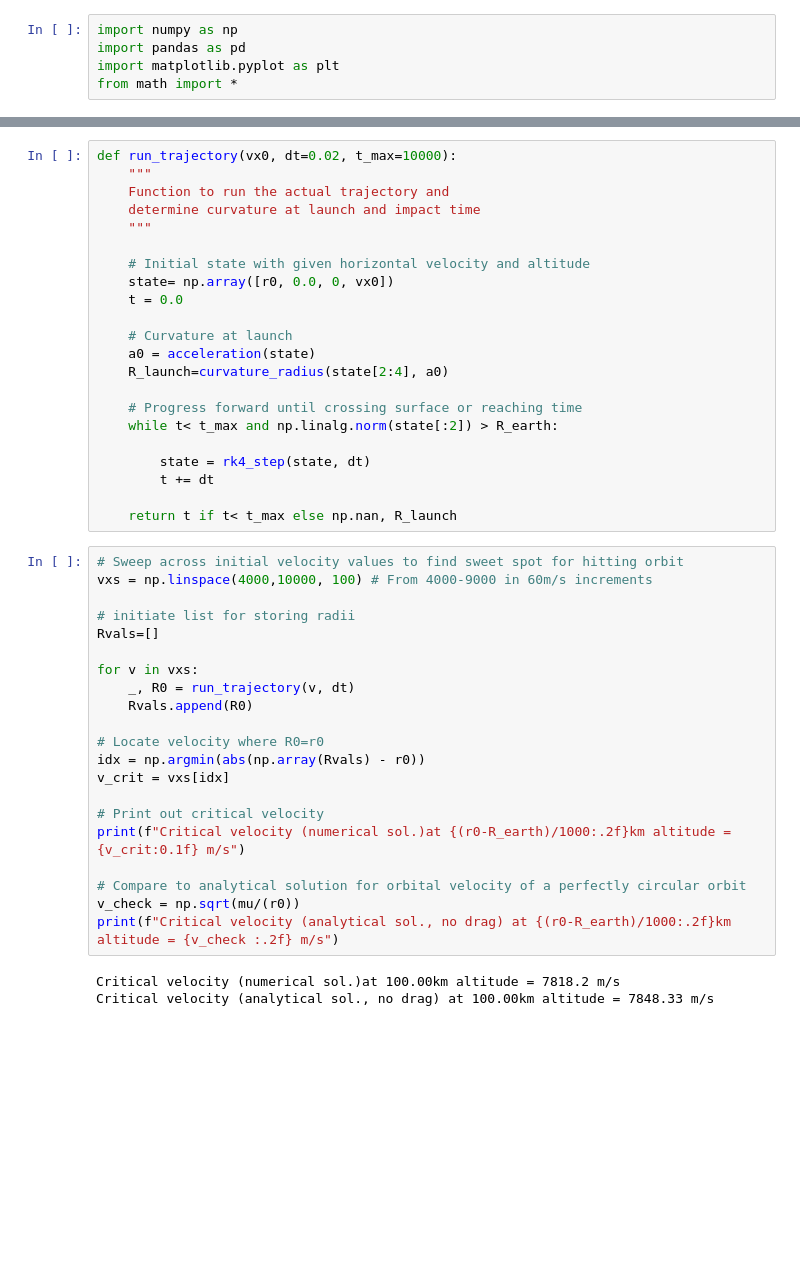
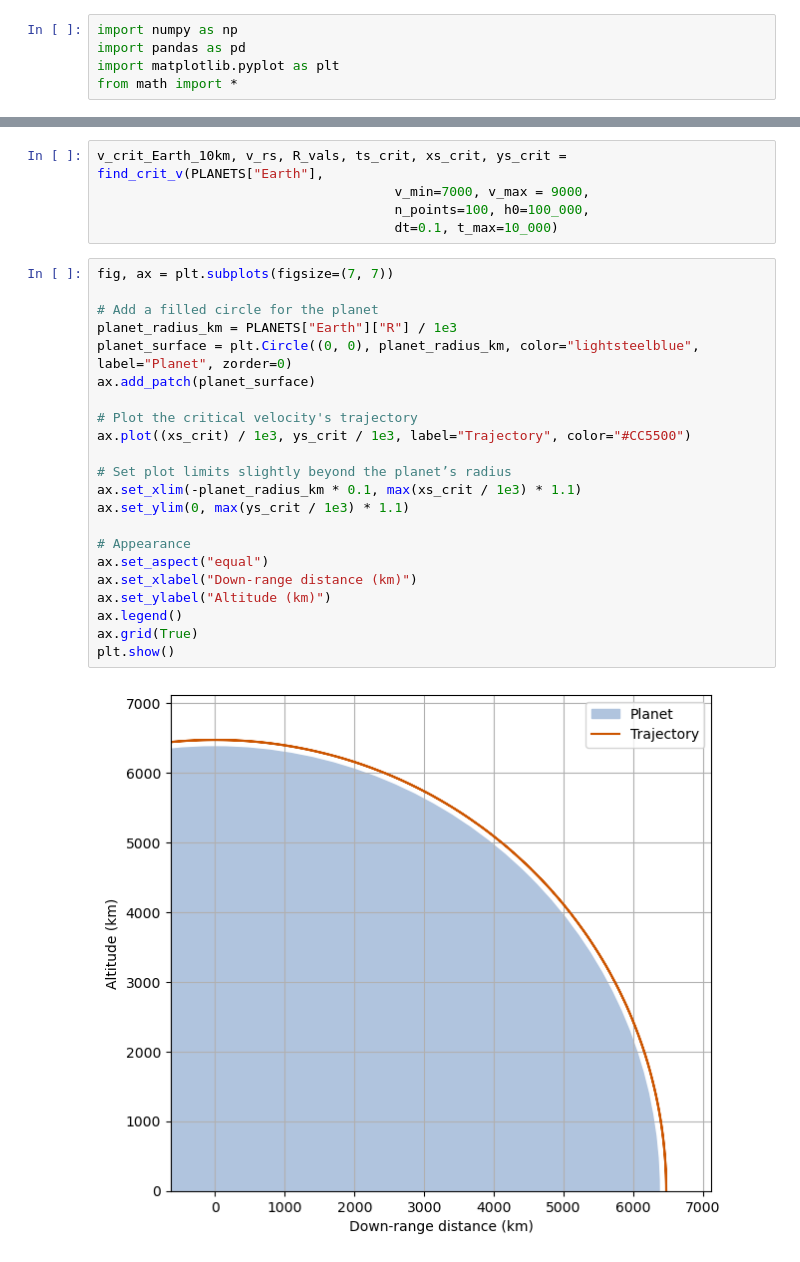
Before and after one commit to spmcadam/computational-physics, a Jupyter notebook: critical_velocity_RK4.ipynb, the cells around one changed output, grey strips where cells are left out. Cells and saved outputs as stored; diff of their text form; blank space fills up the shorter version.

Commit message:
refactor radii calc and add spec energy calc

```diff
--- a/critical_velocity_RK4.ipynb
+++ b/critical_velocity_RK4.ipynb
@@ -92,48 +180,31 @@ def rk4_step(state, dt):
-# %%
-def run_trajectory(vx0, dt=0.02, t_max=10000):
-    """
-    Function to run the actual trajectory and
-    determine curvature at launch and impact time
-    """
-
-    # Initial state with given horizontal velocity and altitude
-    state= np.array([r0, 0.0, 0, vx0])
-    t = 0.0
-
-    # Curvature at launch
-    a0 = acceleration(state)
-    R_launch=curvature_radius(state[2:4], a0)
-
-    # Progress forward until crossing surface or reaching time
-    while t< t_max and np.linalg.norm(state[:2]) > R_earth:
-
-        state = rk4_step(state, dt)
-        t += dt
-
-    return t if t< t_max else np.nan, R_launch
-# %%
-# Sweep across initial velocity values to find sweet spot for hitting orbit
-vxs = np.linspace(4000,10000, 100) # From 4000-9000 in 60m/s increments
-
-# initiate list for storing radii
-Rvals=[]
-
-for v in vxs:
-    _, R0 = run_trajectory(v, dt)
-    Rvals.append(R0)
-
-# Locate velocity where R0=r0
-idx = np.argmin(abs(np.array(Rvals) - r0))
-v_crit = vxs[idx]
-
-# Print out critical velocity
-print(f"Critical velocity (numerical sol.)at {(r0-R_earth)/1000:.2f}km altitude = {v_crit:0.1f} m/s")
-
-# Compare to analytical solution for orbital velocity of a perfectly circular orbit
-v_check = np.sqrt(mu/(r0))
-print(f"Critical velocity (analytical sol., no drag) at {(r0-R_earth)/1000:.2f}km altitude = {v_check :.2f} m/s")
-# %% [output]
-Critical velocity (numerical sol.)at 100.00km altitude = 7818.2 m/s
-Critical velocity (analytical sol., no drag) at 100.00km altitude = 7848.33 m/s
+# %%
+v_crit_Earth_10km, v_rs, R_vals, ts_crit, xs_crit, ys_crit = find_crit_v(PLANETS["Earth"],
+                                      v_min=7000, v_max = 9000,
+                                      n_points=100, h0=100_000,
+                                      dt=0.1, t_max=10_000)
+# %%
+fig, ax = plt.subplots(figsize=(7, 7))
+
+# Add a filled circle for the planet
+planet_radius_km = PLANETS["Earth"]["R"] / 1e3
+planet_surface = plt.Circle((0, 0), planet_radius_km, color="lightsteelblue", label="Planet", zorder=0)
+ax.add_patch(planet_surface)
+
+# Plot the critical velocity's trajectory
+ax.plot((xs_crit) / 1e3, ys_crit / 1e3, label="Trajectory", color="#CC5500")
+
+# Set plot limits slightly beyond the planet’s radius
+ax.set_xlim(-planet_radius_km * 0.1, max(xs_crit / 1e3) * 1.1)
+ax.set_ylim(0, max(ys_crit / 1e3) * 1.1)
+
+# Appearance
+ax.set_aspect("equal")
+ax.set_xlabel("Down-range distance (km)")
+ax.set_ylabel("Altitude (km)")
+ax.legend()
+ax.grid(True)
+plt.show()
+# %% [output]
+[figure, added]
 # %%
 plt.figure(figsize=(10, 5))
```
Also changed, not shown: parts of 12 cells of this notebook.
